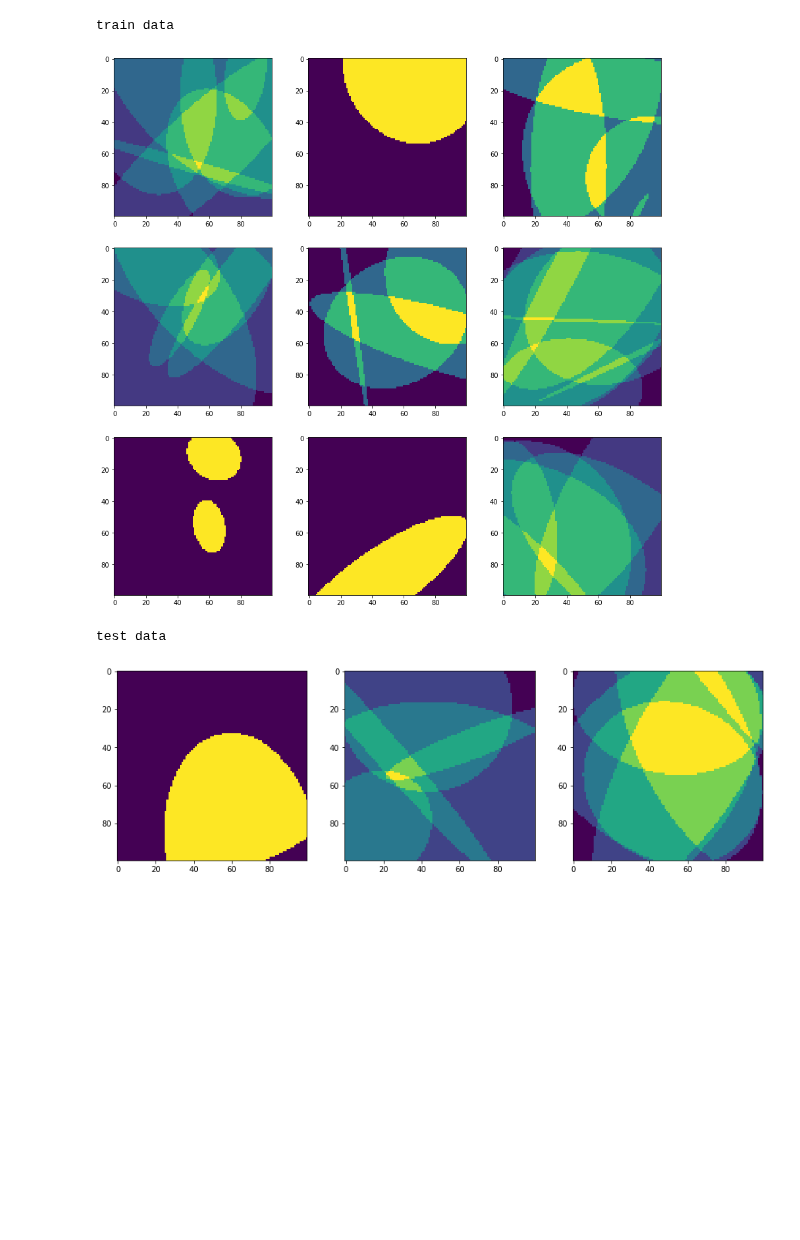
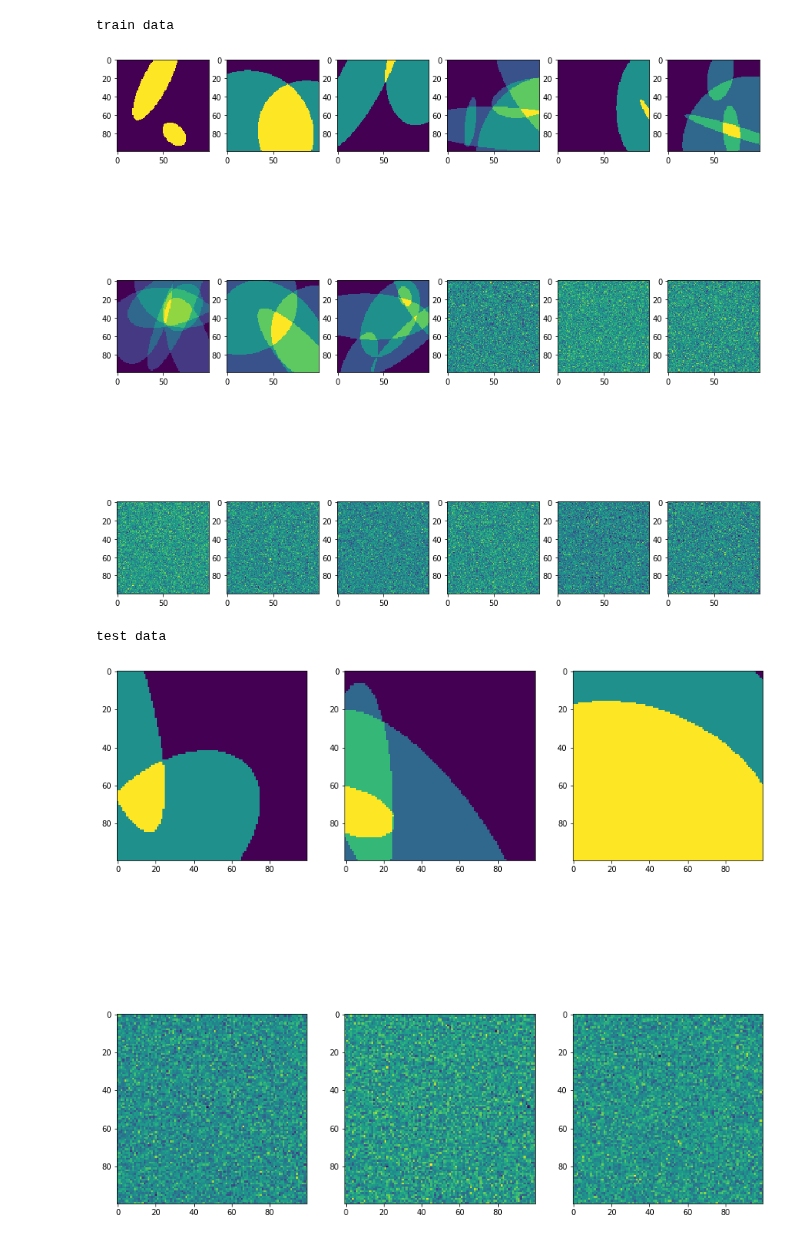
Before and after one commit to Hirochon/laboratory, a Jupyter notebook: experiment/visualize_surface.ipynb, the cells around one changed output. Saved outputs shown, nothing was run; the diff lists cells and outputs as text; code cells hidden in the pictures; blank space fills up the shorter version.

```diff
--- a/experiment/visualize_surface.ipynb
+++ b/experiment/visualize_surface.ipynb
@@ -4,10 +4,12 @@ import matplotlib.pyplot as plt
 import pickle
 %matplotlib inline
 # %%
-with open('../research/result/2020_0911_021615_first_commit/pkl_surf_train.pkl', 'rb') as f:
+folder = "2020_0911_052028_first_commit"
+
+with open('../research/result/' + folder + '/pkl_mirror_train.pkl', 'rb') as f:
     train_surf = pickle.load(f)
 
-with open('../research/result/2020_0911_021615_first_commit/pkl_surf_test.pkl', 'rb') as f:
+with open('../research/result/' + folder + '/pkl_mirror_test.pkl', 'rb') as f:
     test_surf = pickle.load(f)
 # %%
 test_surf
@@ -32,23 +34,23 @@ test_surf
 # %%
 roop = ['x', 'y', 'z']
 
 print("train data")
 
 fig = plt.figure(figsize=(15,15))
-for j in range(9):
-    fig.add_subplot(3,3,j+1)
+for j in range(18):
+    fig.add_subplot(3,6,j+1)
     plt.imshow(train_surf[j][roop[2]])
 plt.show()
 
 print("\n\n")
 print("test data")
 fig = plt.figure(figsize=(15,15))
-for j in range(3):
-    fig.add_subplot(1,3,j+1)
+for j in range(6):
+    fig.add_subplot(2,3,j+1)
     plt.imshow(test_surf[j][roop[2]])
 plt.show()
 # %% [output]
 train data
-[figure, old version]
+[figure, new version]
 test data
-[figure, old version]
+[figure, new version]
```
Also changed, not shown: parts of 1 cell of this notebook, 1 other file.
